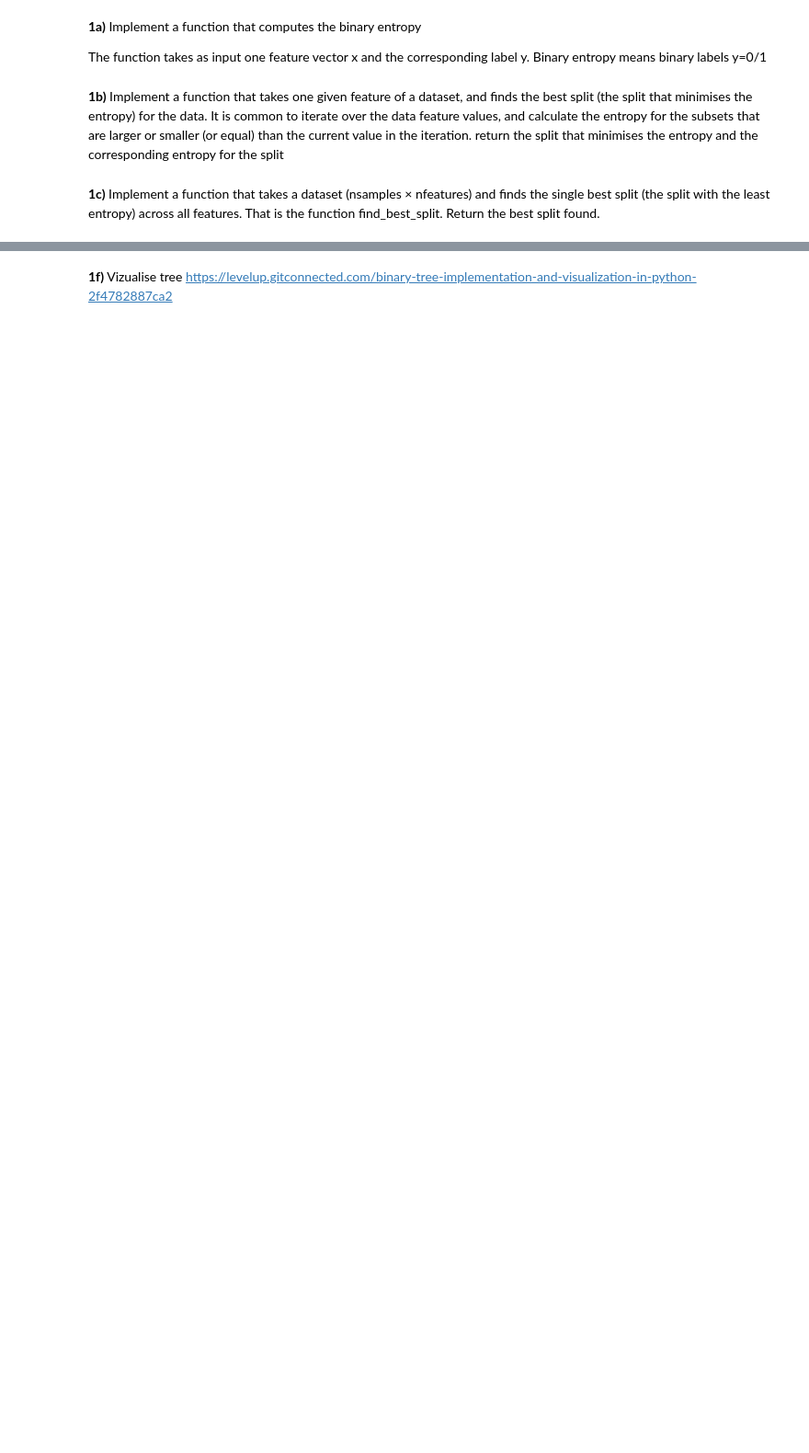
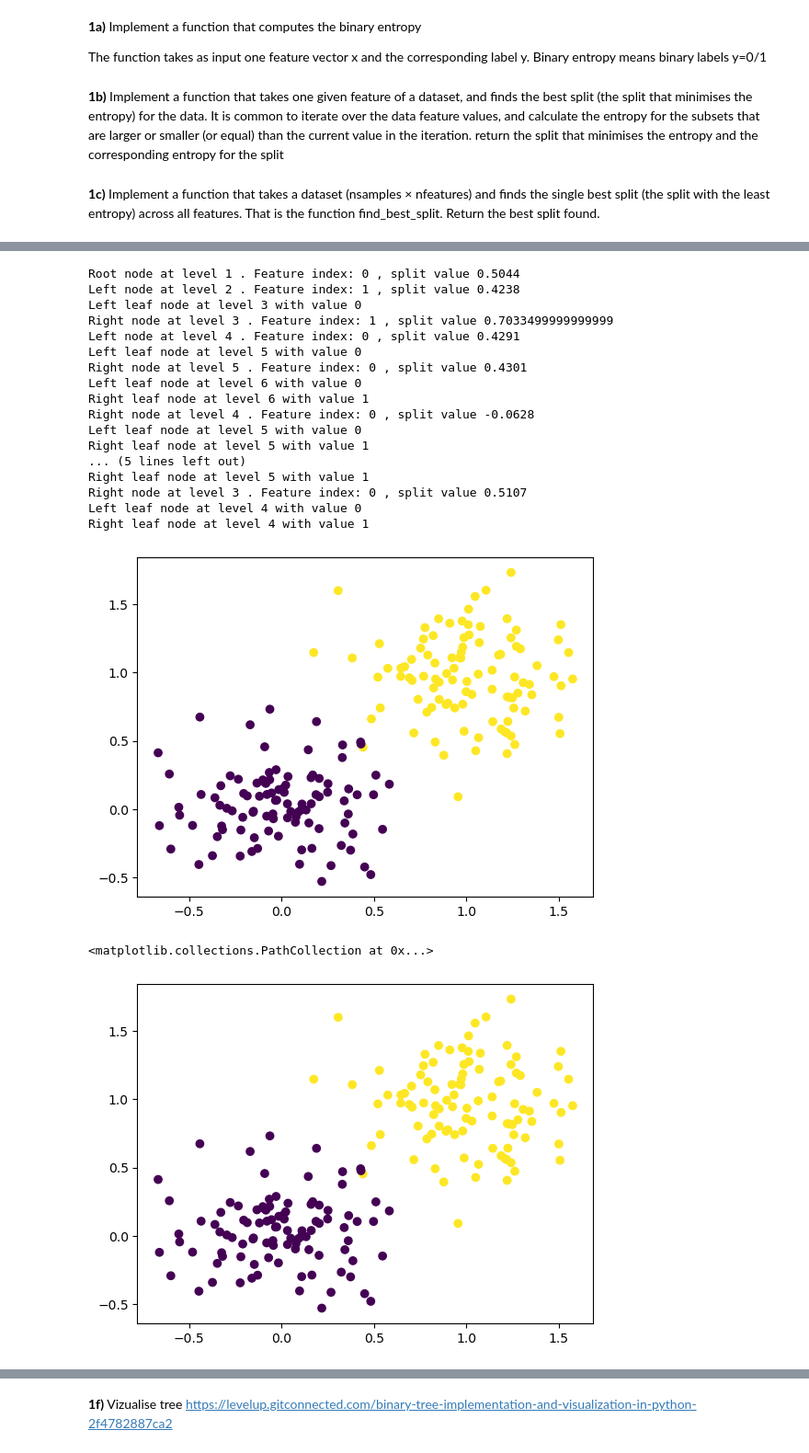
Before and after one commit to helgeingvart/FYS-2021, a Jupyter notebook: set4.ipynb, the cells around one changed output, grey strips where cells are left out. Shown: that part at 92% size. Drawn from its saved outputs; the diff is of its cells as text; code cells hidden in the pictures; blank space fills up the shorter version.

```diff
--- a/set4.ipynb
+++ b/set4.ipynb
@@ -175,0 +214,38 @@ print(decision_tree.predict(test))
+# %%
+data = pd.read_csv("data/blobs.csv", skiprows=1, delimiter=" ")
+
+y = data.iloc[:, 0].to_numpy()
+X = data.iloc[:, 1:].to_numpy()
+
+decision_tree = Tree(0,None)
+decision_tree.fit(X, y)
+
+# Plot the ground truth
+import matplotlib.pyplot as plt
+plt.scatter(X[:,0], X[:,1], c=y)
+plt.show()
+
+# Now run predict on the whole training set and plot it similarly
+y_pred = decision_tree.predict(X)
+plt.scatter(X[:,0], X[:,1], c=y_pred)
+# %% [output]
+Root node at level 1 . Feature index: 0 , split value 0.5044
+Left node at level 2 . Feature index: 1 , split value 0.4238
+Left leaf node at level 3 with value 0
+Right node at level 3 . Feature index: 1 , split value 0.7033499999999999
+Left node at level 4 . Feature index: 0 , split value 0.4291
+Left leaf node at level 5 with value 0
+Right node at level 5 . Feature index: 0 , split value 0.4301
+Left leaf node at level 6 with value 0
+Right leaf node at level 6 with value 1
+Right node at level 4 . Feature index: 0 , split value -0.0628
+Left leaf node at level 5 with value 0
+Right leaf node at level 5 with value 1
+... (5 lines left out)
+Right leaf node at level 5 with value 1
+Right node at level 3 . Feature index: 0 , split value 0.5107
+Left leaf node at level 4 with value 0
+Right leaf node at level 4 with value 1
+[figure, added]
+<matplotlib.collections.PathCollection at 0x...>
+[figure, added]
```
Also changed, not shown: parts of 7 cells of this notebook.
